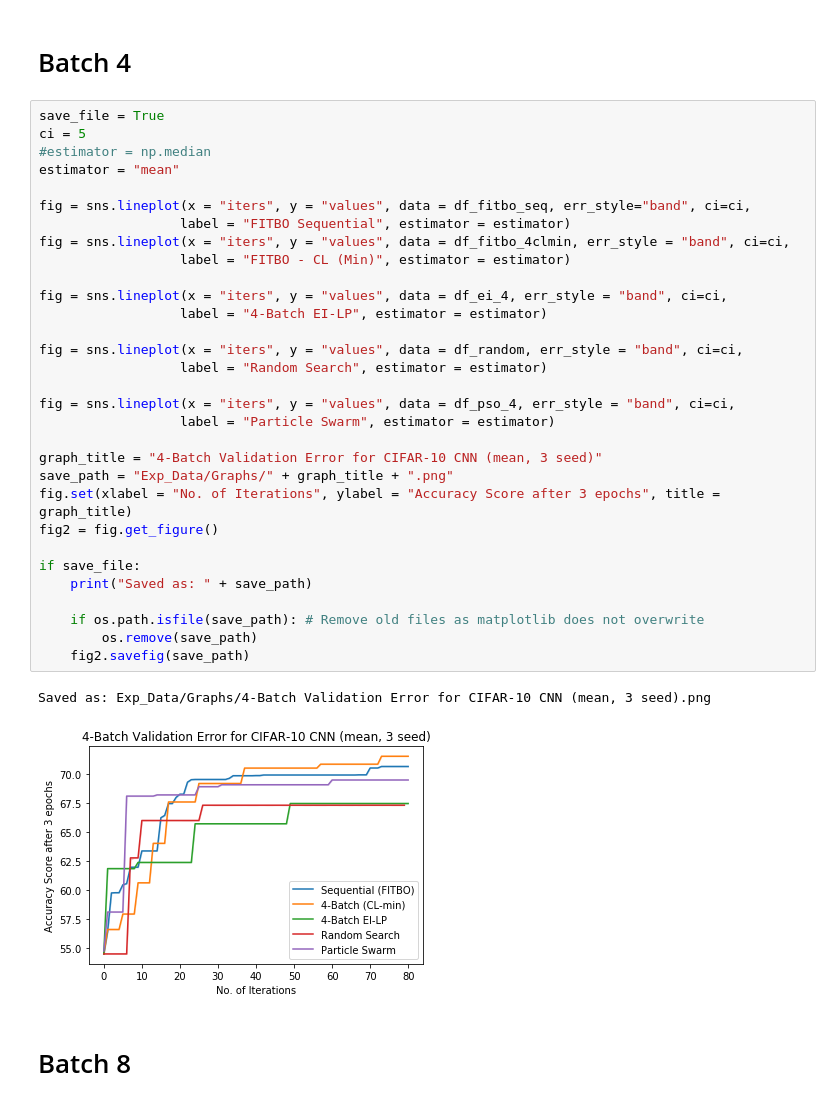
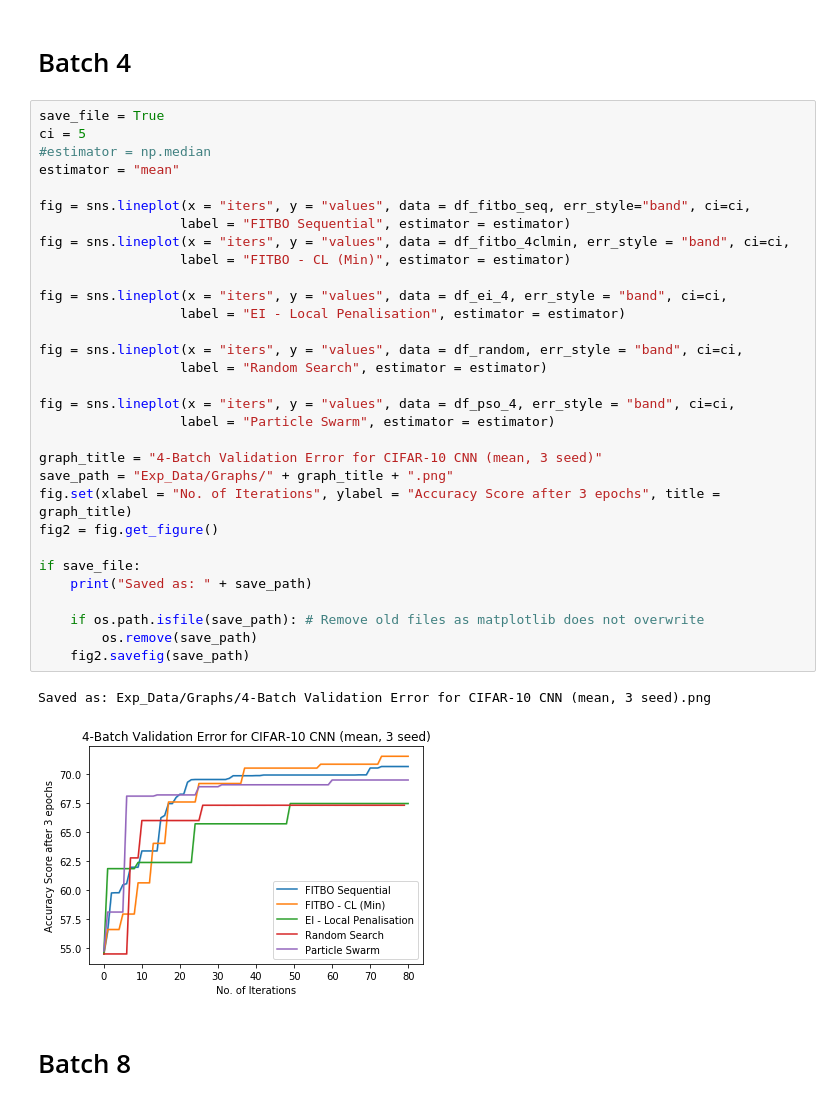
Before and after one commit to jamjs98764/Parallel-Bayesian-Optimisation, a Jupyter notebook: FITBO_GPy_FITBOMM_only/Error vs Iterations.ipynb, the cells around one changed output. Saved outputs shown, nothing was run; the diff lists cells and outputs as text.

Commit message:
new plots

```diff
--- a/FITBO_GPy_FITBOMM_only/Error vs Iterations.ipynb
+++ b/FITBO_GPy_FITBOMM_only/Error vs Iterations.ipynb
@@ -760,35 +760,35 @@ save_file = True
 ci = 5
 #estimator = np.median
 estimator = "mean"
 
 fig = sns.lineplot(x = "iters", y = "values", data = df_fitbo_seq, err_style="band", ci=ci,
                   label = "FITBO Sequential", estimator = estimator)
 fig = sns.lineplot(x = "iters", y = "values", data = df_fitbo_4clmin, err_style = "band", ci=ci,
                   label = "FITBO - CL (Min)", estimator = estimator)
 
 fig = sns.lineplot(x = "iters", y = "values", data = df_ei_4, err_style = "band", ci=ci,
-                  label = "4-Batch EI-LP", estimator = estimator)
+                  label = "EI - Local Penalisation", estimator = estimator)
 
 fig = sns.lineplot(x = "iters", y = "values", data = df_random, err_style = "band", ci=ci,
                   label = "Random Search", estimator = estimator)
 
 fig = sns.lineplot(x = "iters", y = "values", data = df_pso_4, err_style = "band", ci=ci,
                   label = "Particle Swarm", estimator = estimator)
 
 graph_title = "4-Batch Validation Error for CIFAR-10 CNN (mean, 3 seed)"
 save_path = "Exp_Data/Graphs/" + graph_title + ".png"
 fig.set(xlabel = "No. of Iterations", ylabel = "Accuracy Score after 3 epochs", title = graph_title)
 fig2 = fig.get_figure()
 
 if save_file:
     print("Saved as: " + save_path)
 
     if os.path.isfile(save_path): # Remove old files as matplotlib does not overwrite
         os.remove(save_path)
     fig2.savefig(save_path)
 # %% [output]
 Saved as: Exp_Data/Graphs/4-Batch Validation Error for CIFAR-10 CNN (mean, 3 seed).png
-[figure, old version]
+[figure, new version]
 # %% [markdown]
 # Batch 8
 # %%
```
Also changed, not shown: parts of 1 cell of this notebook, 6 other files.
